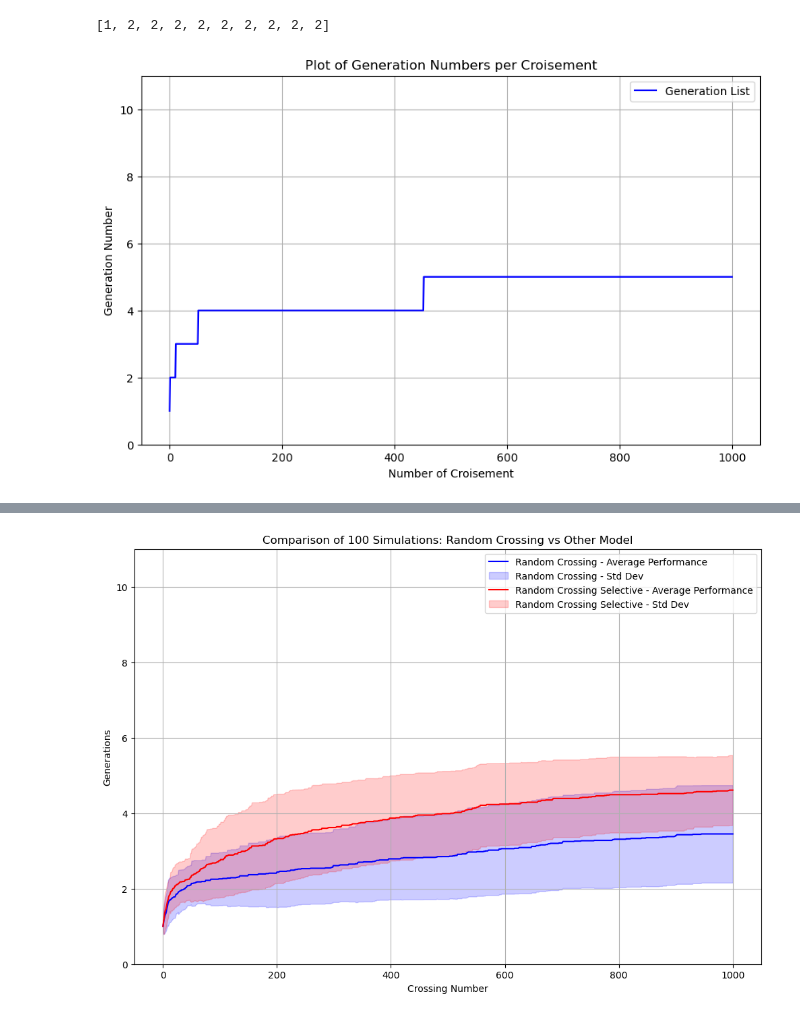
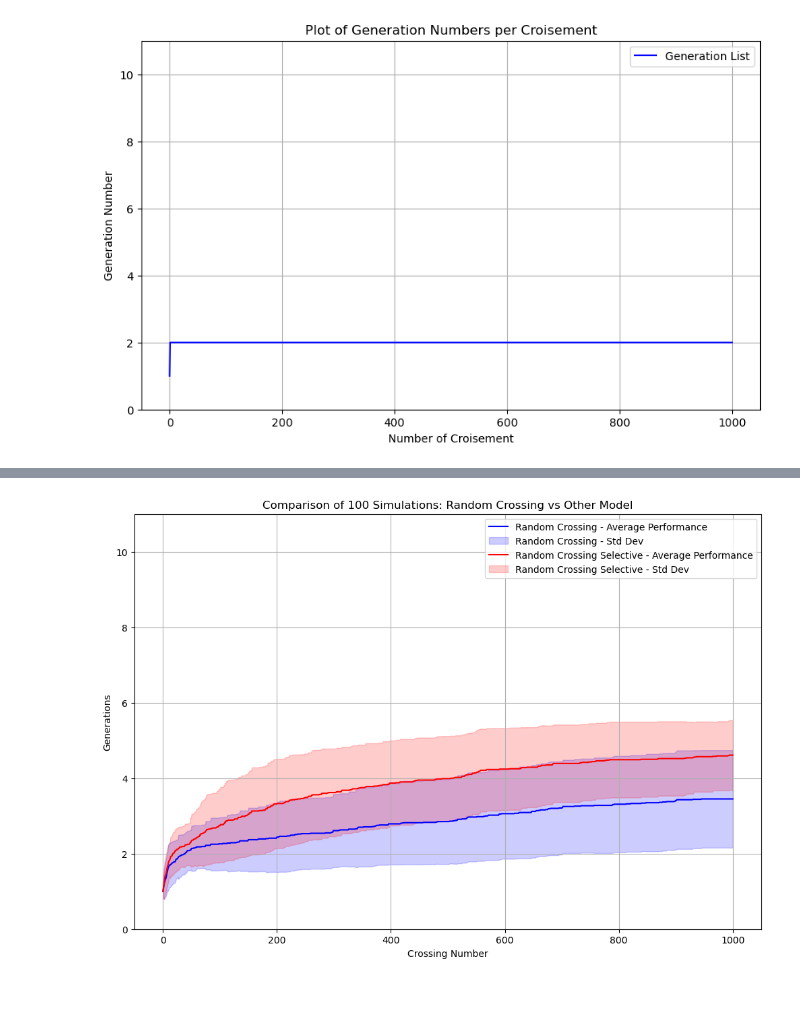
Before and after one commit to alexandreolives/Bot_repro_dd_dofus, a Jupyter notebook: model.ipynb, the cells around one changed output, grey strips where cells are left out. Drawn from its saved outputs; the diff is of its cells as text; code cells hidden in the pictures.

Commit message:
add plot

```diff
--- a/model.ipynb
+++ b/model.ipynb
@@ -155,9 +155,7 @@ for i in range(crosing_number) :
     if generation > better_generation :
         better_generation = generation
     list_gen_upgrade_random.append(better_generation)
-# %%
-print(list_gen_upgrade_random[:10])
-plot_simlation(list_gen_upgrade_random)
-# %% [output]
-[1, 2, 2, 2, 2, 2, 2, 2, 2, 2]
-[figure, removed]
+# %%
+plot_simlation(list_random)
+# %% [output]
+[figure, added]
```
Also changed, not shown: parts of 1 cell of this notebook.
